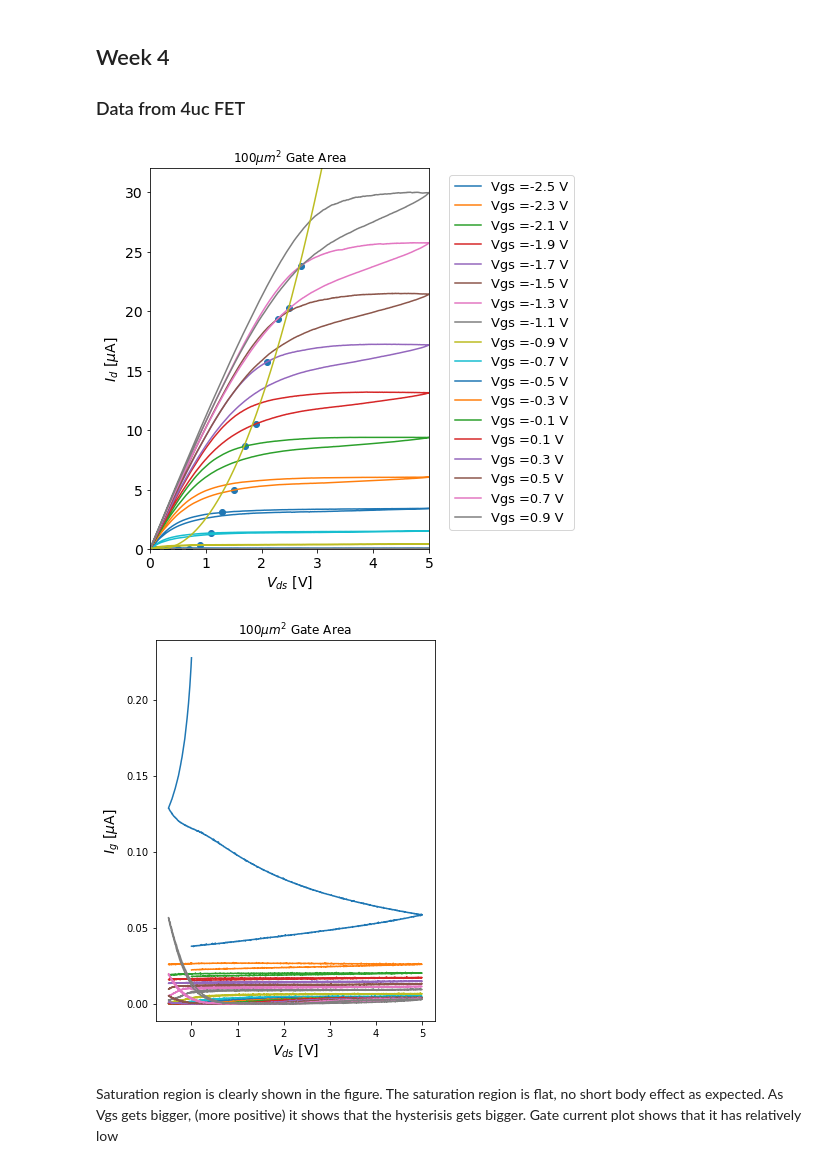
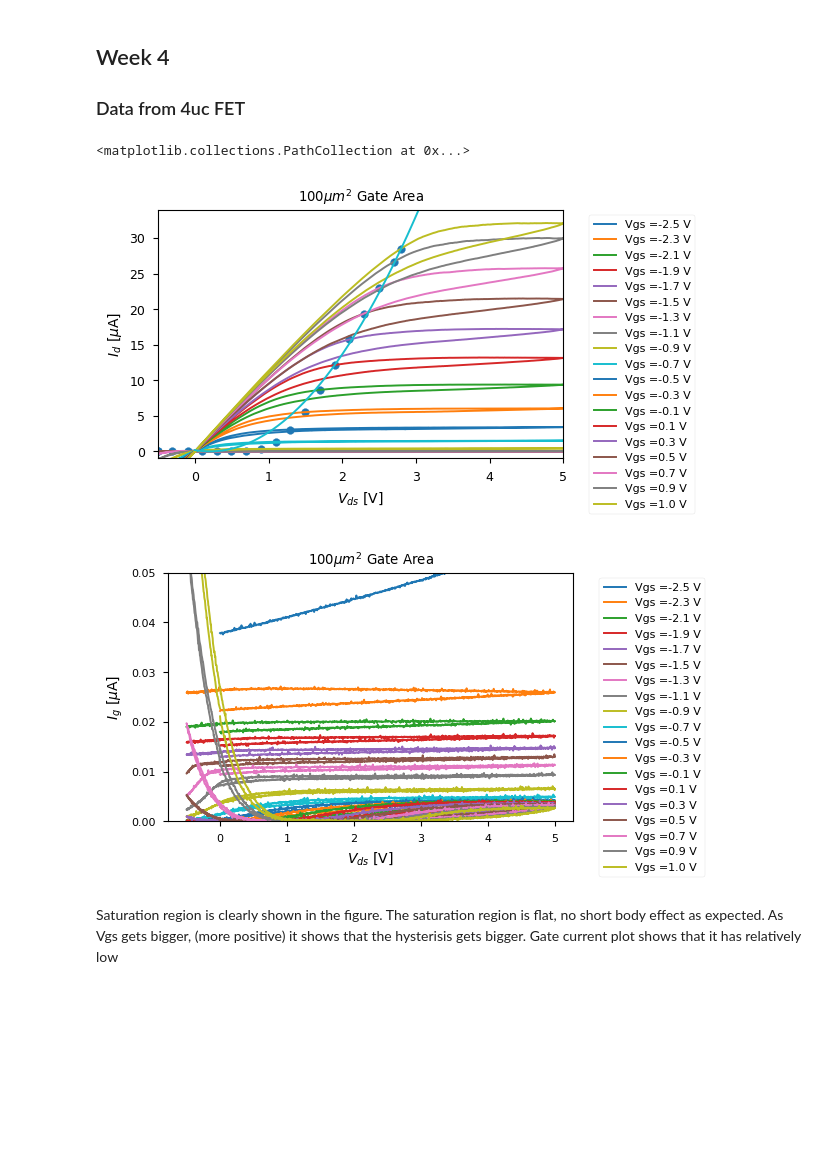
Before and after one commit to prabowobagas/Jupyter-Notebook-Thesis, a Jupyter notebook: Weekly Journal.ipynb, the cells around one changed output. Drawn from its saved outputs; the diff is of its cells as text; code cells hidden in the pictures; blank space fills up the shorter version.

Commit message:
Working multiple path routes 5/29/2018

```diff
--- a/Weekly Journal.ipynb
+++ b/Weekly Journal.ipynb
@@ -145,6 +145,11 @@ import matplotlib.pyplot as plt
 import numpy as np
 import pandas as pd
 import scipy as sp
+plt.style.use('default')
+plt.style.use('seaborn-paper')
+
+plot_width = 3.487
+plot_height = plot_width / 1.618
 # %%
 #Equation 1 testing
 
@@ -174,9 +179,8 @@ for i,val in enumerate(V_sd):
 
 
 plt.plot(V_sd,I_sd)
-plt.xlabel('$V_{ds}[V]$', fontsize = 13 )
-plt.ylabel('$I_{ds}$ [$\mu$A]',fontsize = 13)
-plt.title('$I_{ds}$ vs $V_{ds}$',fontsize = 15)
+plt.xlabel('Ids')
+plt.ylabel('$I_{ds}$ [$\mu$A]')
+plt.title('$I_{ds}$ vs $V_{ds}$')
 plt.show()
-plt.rcParams['figure.figsize'] = (6,4)
 # %% [output]
@@ -249,6 +253,13 @@ def wrapper_vds(dataframe):
     dataframe.drop('Unnamed: 5', axis=1,inplace=True)
     dataframe.columns = ['time','Vgs','Vds','Igs','Ids']
     return dataframe
+
+def new_range(start,end,step):
+    i = start
+    while i < end:
+        yield i
+        i += step
+    yield end
 
 def find_nearest(array, value):
     array = np.asarray(array)
@@ -261,7 +272,7 @@ def quadratic_fitting(x, a, b):
 
 V_sat_data = []
 
-for i in range(1, 37, 2):
+for i in new_range(1, 36, 2):
     # df1 = pd.read_csv('Data\\dev15\\dev15_vsd\\dev15_dataset'+str(i)+'.txt',sep='\t',skiprows = [0,1,2])
     df2 = pd.read_csv('Data\\dev16\\dev16_huge_sweep\\dev16_dataset'+str(i)+'.txt',sep='\t',skiprows = [0,1,2])
 
@@ -269,47 +280,54 @@ for i in range(1, 37, 2):
     df_wrap2 = wrapper_vds(df2)
 
     Vgs = -2.5 + (0.1*i-0.1)
     Ids_list = df_wrap2['Ids']
-    V_sat_index = find_nearest(df_wrap2['Vds'], Vgs+1.8)
+    Vds_list = df_wrap2['Vds']
+    V_sat_index = find_nearest(Vds_list[1:1200], Vgs+1.8)
     V_sat_data.append((Vds_list[V_sat_index], Ids_list[V_sat_index]/10**(-6)))
 
 
     fig1 = plt.figure(1)
     ax = fig1.add_subplot(1, 1, 1)  # create an axes object in the figure
     # plt.plot(df_wrap1['Vds'], df_wrap1['Ids']/(10)**(-6), label = 'Vgs ='+str((i*-100)+100)+'mV',linestyle = 'dashed')
     ax.plot(df_wrap2['Vds'], df_wrap2['Ids']/(10)**(-6), label = 'Vgs ='+str(round(Vgs,2))+' V')
 
     plt.title('100$\mu m^2$ Gate Area')
-    plt.xlabel('$V_{ds}$ [V]', fontsize=14)
-    plt.ylabel('$I_{d}$ [$\mu$A]', fontsize=14)
-    plt.legend(bbox_to_anchor=(1.05, 1), loc=2,  prop={'size': 13})
-    plt.xlim(0, 5)
-    plt.ylim(0, 32)
-    plt.rcParams['figure.figsize'] = (5,7)
+    plt.xlabel('$V_{ds}$ [V]', fontsize=10)
+    plt.ylabel('$I_{d}$ [$\mu$A]', fontsize=10)
+    plt.legend(bbox_to_anchor=(1.05, 1), loc=2, )
+    plt.xlim(-0.5, 5)    # set limits here
+    plt.ylim(-1, 34)
     ax = plt.gca()
-    ax.tick_params(axis = 'both', which = 'major', labelsize = 14)
+    ax.tick_params(axis = 'both', which = 'major', labelsize = 9)
+    fig1.set_size_inches(plot_width*1.5 , plot_height*1.5)
 
     fig2 = plt.figure(2)
-    plt.plot(df_wrap2['Vds'], abs(df_wrap2['Igs']/(10**(-6))), label = 'Vgs ='+str((i*-100)+100)+' mV')
-
+    ax2 = fig1.add_subplot(1, 1, 1)
+    plt.plot(df_wrap2['Vds'], abs(df_wrap2['Igs']/(10**(-6))), label = 'Vgs ='+str(round(Vgs,2))+' V')
+    plt.legend(bbox_to_anchor=(1.05, 1), loc=2, )
     plt.title('100$\mu m^2$ Gate Area')
-    plt.xlabel('$V_{ds}$ [V]', fontsize=14)
-    plt.ylabel('$I_{g}$ [$\mu$A]', fontsize=14)
+    plt.xlabel('$V_{ds}$ [V]', fontsize=10)
+    plt.ylabel('$I_{g}$ [$\mu$A]', fontsize=10)
+    ax.tick_params(axis = 'both', which = 'major', labelsize = 9)
+    fig2.set_size_inches(plot_width*1.5 , plot_height*1.5)
+    plt.ylim(0, 0.05)
 
 
 
 Vds_tuple, Ids_tuple = zip(*V_sat_data)
 popt, pcov = curve_fit(quadratic_fitting, Vds_tuple, Ids_tuple)
 Vds_new = np.linspace(0, 5, num = 10000, endpoint=True)
 Ids_new = quadratic_fitting(Vds_new, *popt)
 # ax.plot(Vds_tuple,Ids_tuple)
 ax.plot(Vds_new, Ids_new)
 ax.scatter(Vds_tuple, Ids_tuple)
 
 
-plt.savefig('Figures\\Ids_Vds_dev15-16.pdf', format='pdf', dpi=1000, bbox_inches='tight')
+
+#plt.savefig('Figures\\Ids_Vds_dev15-16.pdf', format='pdf', dp, bbox_inches='tight')
 # %% [output]
+<matplotlib.collections.PathCollection at 0x...>
-[figure, old version]
+[figure, new version]
-[figure, old version]
+[figure, new version]
 # %% [markdown]
 Saturation region is clearly shown in the figure. The saturation region is flat, no short body effect as expected. As Vgs gets bigger, (more positive) it shows that the hysterisis gets bigger. Gate current plot shows that it has relatively low
```
Also changed, not shown: parts of 8 cells of this notebook, 2 other files.
